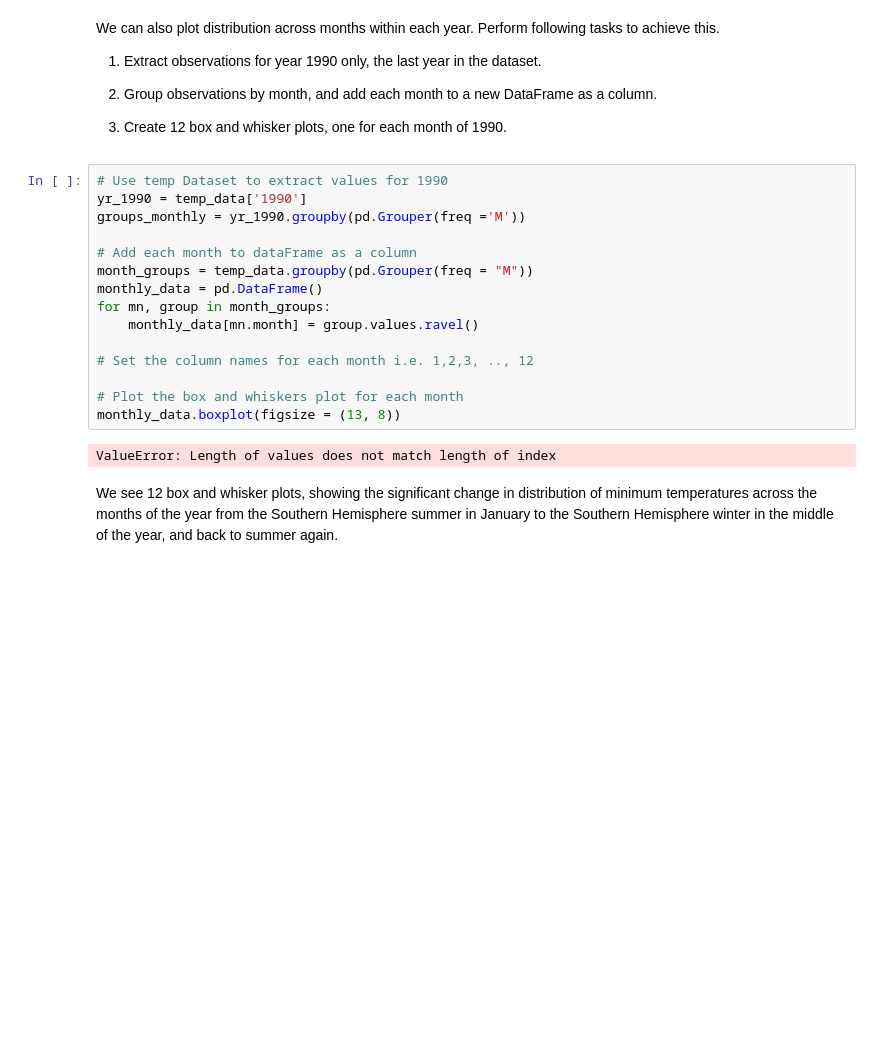
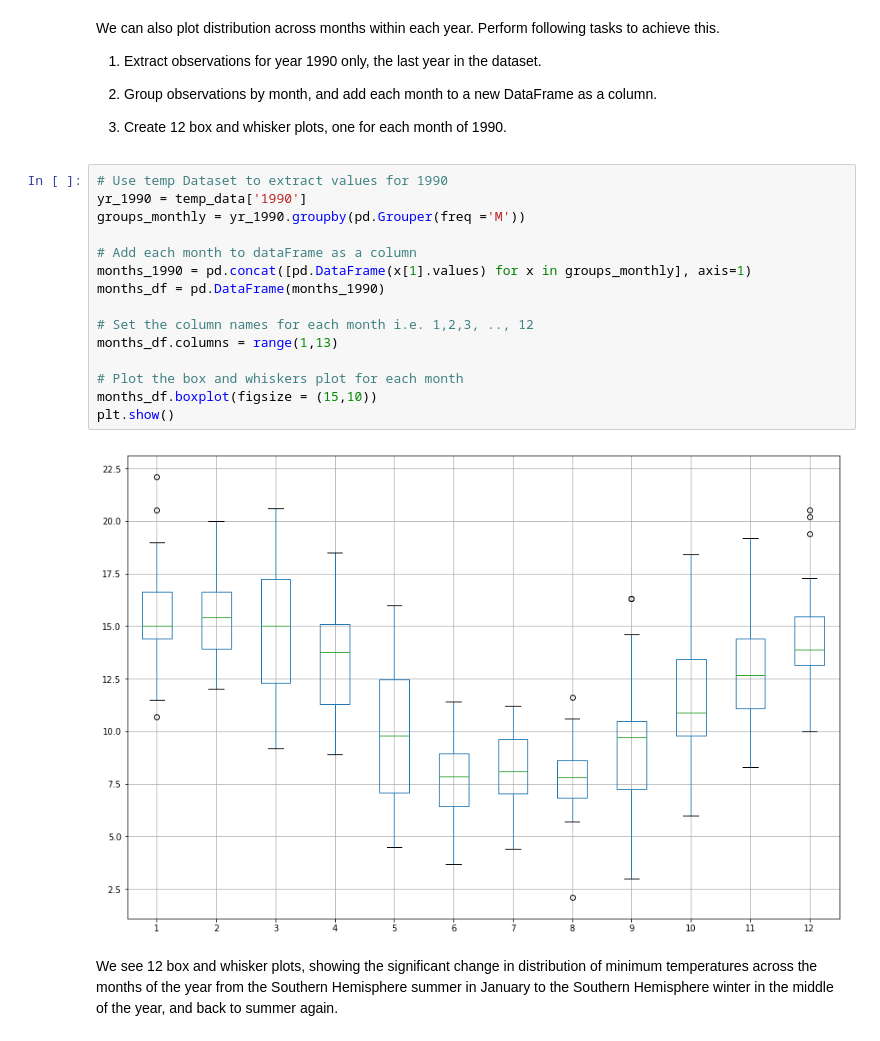
Before and after one commit to fpleoni/dsc-3-25-04-visualizing-time-series-data-lab-nyc-ds-career-031119, a Jupyter notebook: index.ipynb, the cells around one changed output. Saved outputs shown, nothing was run; the diff lists cells and outputs as text; blank space fills up the shorter version.

```diff
--- a/index.ipynb
+++ b/index.ipynb
@@ -197,20 +197,20 @@ We can also plot distribution across months within each year. Perform following
 # %%
 # Use temp Dataset to extract values for 1990
 yr_1990 = temp_data['1990']
 groups_monthly = yr_1990.groupby(pd.Grouper(freq ='M'))
 
 # Add each month to dataFrame as a column
-month_groups = temp_data.groupby(pd.Grouper(freq = "M"))
-monthly_data = pd.DataFrame()
-for mn, group in month_groups:
-    monthly_data[mn.month] = group.values.ravel()
+months_1990 = pd.concat([pd.DataFrame(x[1].values) for x in groups_monthly], axis=1)
+months_df = pd.DataFrame(months_1990)
 
 # Set the column names for each month i.e. 1,2,3, .., 12
+months_df.columns = range(1,13)
 
 # Plot the box and whiskers plot for each month
-monthly_data.boxplot(figsize = (13, 8))
+months_df.boxplot(figsize = (15,10))
+plt.show()
 # %% [output]
-ValueError: Length of values does not match length of index
+[figure, added]
 # %% [markdown]
 We see 12 box and whisker plots, showing the significant change in distribution of minimum temperatures across the months of the year from the Southern Hemisphere summer in January to the Southern Hemisphere winter in the middle of the year, and back to summer again.
 # %% [markdown]
```
